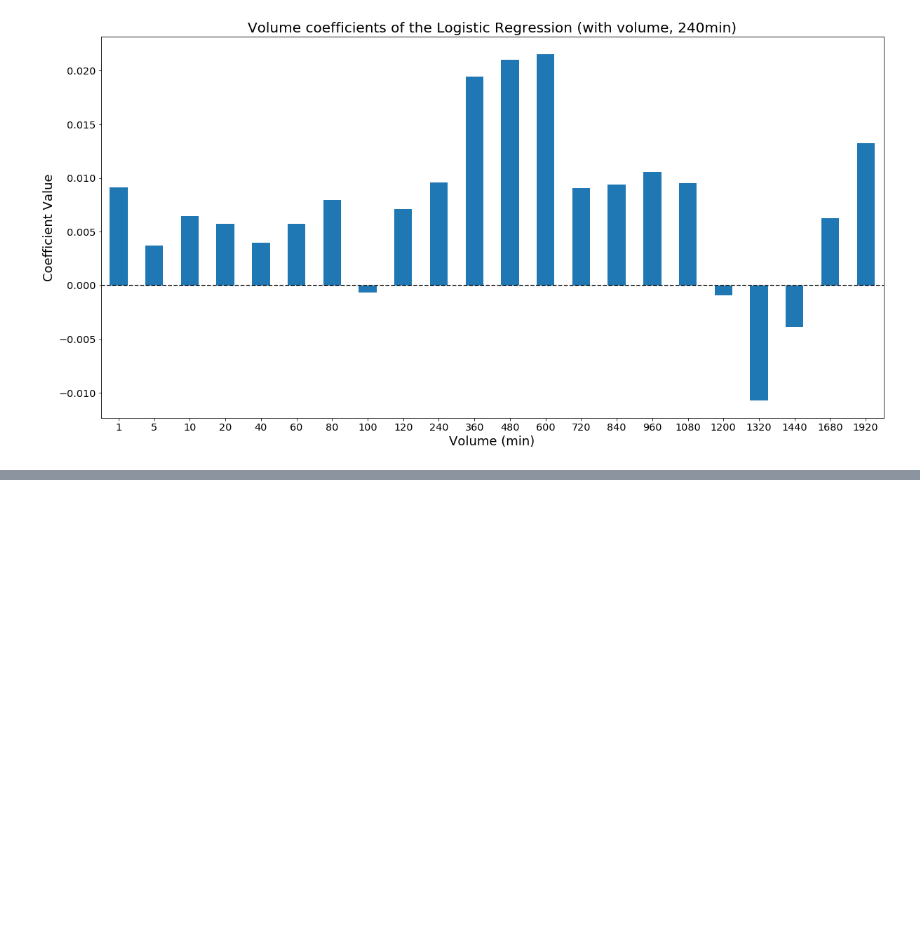
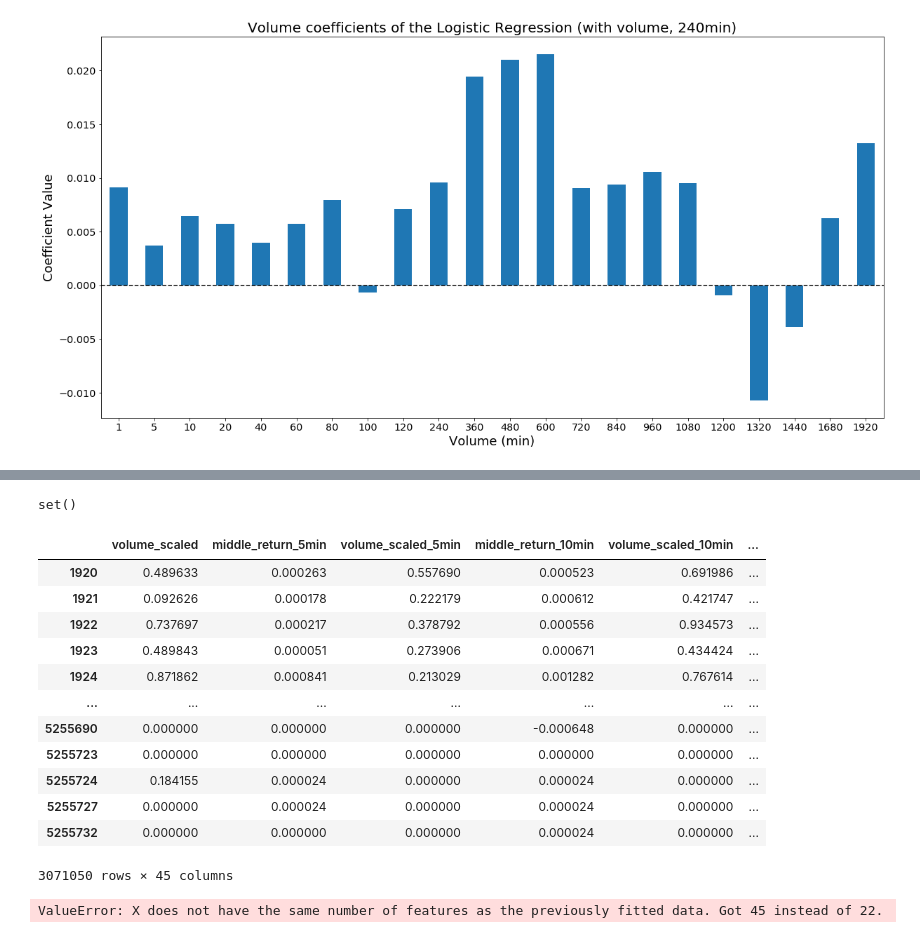
Before and after one commit to RaRedmer/econ_master_thesis_code, a Jupyter notebook: notebook/model_performance.ipynb, the cells around one changed output, grey strips where cells are left out. Drawn from its saved outputs; the diff is of its cells as text; code cells hidden in the pictures; blank space fills up the shorter version.

```diff
--- a/notebook/model_performance.ipynb
+++ b/notebook/model_performance.ipynb
@@ -1338,0 +1456,10 @@ plt.savefig("../results/logistic/logistic_coefficients.png")
+# %%
+ALT_TARGETS = ["future_return_sign_120min", "future_return_sign_240min"]
+top10_1min_df['future_return_sign_120min'] = np.sign(top10_1min_df['future_return_120min_constraint'])
+top10_1min_df['future_return_sign_240min'] = np.sign(top10_1min_df['future_return_240min_constraint'])
+
+filtered_1min_df = (
+    top10_1min_df
+    [ top10_1min_df[ f"volume_scaled"].shift(-1) != 0 ]
+    .dropna()
+)
@@ -1338,0 +1486,42 @@ plt.savefig("../results/logistic/logistic_coefficients.png")
+# %%
+set(feature_selections["with_volume"]) - set(filtered_1min_df.columns)
+# %% [output]
+set()
+# %%
+filtered_1min_df[feature_selections["with_volume"]]
+# %% [output]
+|  | volume_scaled | middle_return_5min | volume_scaled_5min | middle_return_10min | volume_scaled_10min | ... |
+| 1920 | 0.489633 | 0.000263 | 0.557690 | 0.000523 | 0.691986 | ... |
+| 1921 | 0.092626 | 0.000178 | 0.222179 | 0.000612 | 0.421747 | ... |
+| 1922 | 0.737697 | 0.000217 | 0.378792 | 0.000556 | 0.934573 | ... |
+| 1923 | 0.489843 | 0.000051 | 0.273906 | 0.000671 | 0.434424 | ... |
+| 1924 | 0.871862 | 0.000841 | 0.213029 | 0.001282 | 0.767614 | ... |
+| ... | ... | ... | ... | ... | ... | ... |
+| 5255690 | 0.000000 | 0.000000 | 0.000000 | -0.000648 | 0.000000 | ... |
+| 5255723 | 0.000000 | 0.000000 | 0.000000 | 0.000000 | 0.000000 | ... |
+| 5255724 | 0.184155 | 0.000024 | 0.000000 | 0.000024 | 0.000000 | ... |
+| 5255727 | 0.000000 | 0.000024 | 0.000000 | 0.000024 | 0.000000 | ... |
+| 5255732 | 0.000000 | 0.000000 | 0.000000 | 0.000024 | 0.000000 | ... |
+3071050 rows × 45 columns
+# %%
+clf = joblib.load("../models/alternative/logistic/alternative_logistic_btcusd_with_volume_future_return_sign_120min.pkl")
+# train
+# accuracy scores
+
+x_train = filtered_1min_df[ filtered_1min_df["time"] < "2019-11-01" ][feature_selections["with_volume"]]
+y_train = filtered_1min_df[ filtered_1min_df["time"] < "2019-11-01" ]["future_return_sign_120min"]
+# test
+x_test = filtered_1min_df[ (filtered_1min_df["time"] >= "2019-11-01") ][feature_selections["with_volume"]]
+y_test = filtered_1min_df[ (filtered_1min_df["time"] >= "2019-11-01") ]["future_return_sign_120min"]
+
+accuracy_train = clf.score( x_train, y_train)
+accuracy_test = clf.score( x_test, y_test)
+accuracy_scores.append({
+"model": model_name,
+"feature_selection": features_spec,
+"target": target,
+"accuracy_train": accuracy_train,
+"accuracy_test": accuracy_test,
+})
+# %% [output]
+ValueError: X does not have the same number of features as the previously fitted data. Got 45 instead of 22.
```
Also changed, not shown: parts of 15 cells of this notebook, 3 other files.
